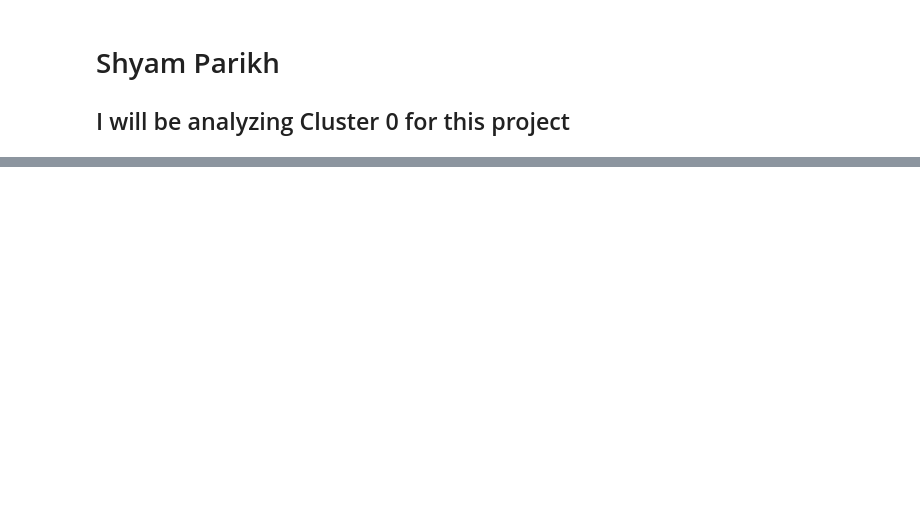
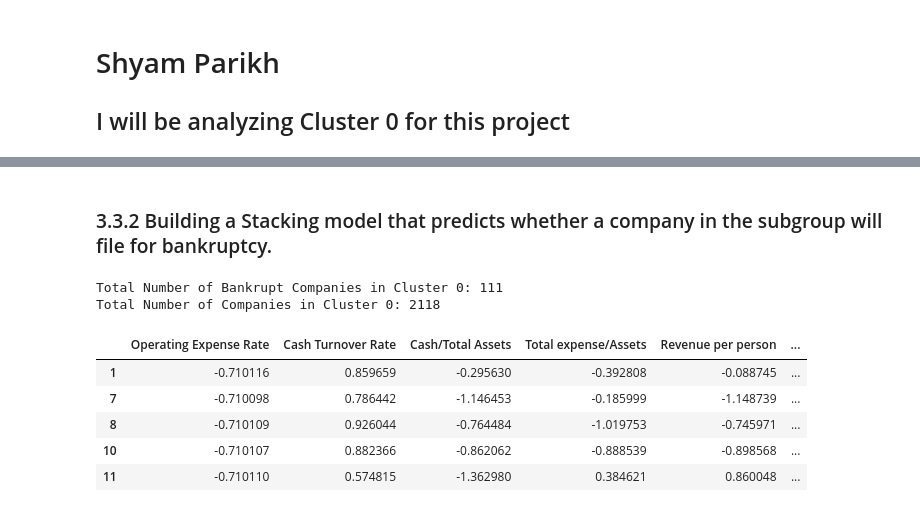
Before and after one commit to sparikh099/CS-559, a Jupyter notebook: src/ShyamParikh_Subgroup0.ipynb, the cells around one changed output, grey strips where cells are left out. Drawn from its saved outputs; the diff is of its cells as text; code cells hidden in the pictures; blank space fills up the shorter version.

Commit message:
updated subgroup_0 and started working with generalization file

```diff
--- a/src/ShyamParikh_Subgroup0.ipynb
+++ b/src/ShyamParikh_Subgroup0.ipynb
@@ -24,0 +19,4 @@ df
+# %%
+target_clusters = df['Cluster']
+target_bankruptcy = df['Bankrupt?']
+df.drop(columns=['Cluster'], inplace=True)
@@ -24,0 +93,22 @@ df
+# %% [markdown]
+### 3.3.2 Building a Stacking model that predicts whether a company in the subgroup will file for bankruptcy.
+# %%
+df['Cluster'] = target_clusters
+df['Bankrupt?'] = target_bankruptcy
+shyam_df = df[df['Cluster']==0]
+print(f"Total Number of Bankrupt Companies in Cluster 0: {len(shyam_df[shyam_df['Bankrupt?'] == 1])}")
+print(f"Total Number of Companies in Cluster 0: {len(shyam_df)}")
+target = shyam_df['Bankrupt?']
+# we want to take the values that have the most impact on this cluster
+shyam_df = shyam_df[importance_df['Feature'].values]
+shyam_df = shyam_df[shyam_df.columns[:6]]
+shyam_df.head()
+# %% [output]
+Total Number of Bankrupt Companies in Cluster 0: 111
+Total Number of Companies in Cluster 0: 2118
+|  | Operating Expense Rate | Cash Turnover Rate | Cash/Total Assets | Total expense/Assets | Revenue per person | ... |
+| 1 | -0.710116 | 0.859659 | -0.295630 | -0.392808 | -0.088745 | ... |
+| 7 | -0.710098 | 0.786442 | -1.146453 | -0.185999 | -1.148739 | ... |
+| 8 | -0.710109 | 0.926044 | -0.764484 | -1.019753 | -0.745971 | ... |
+| 10 | -0.710107 | 0.882366 | -0.862062 | -0.888539 | -0.898568 | ... |
+| 11 | -0.710110 | 0.574815 | -1.362980 | 0.384621 | 0.860048 | ... |
```
Also changed, not shown: parts of 19 cells of this notebook, 2 other files.
